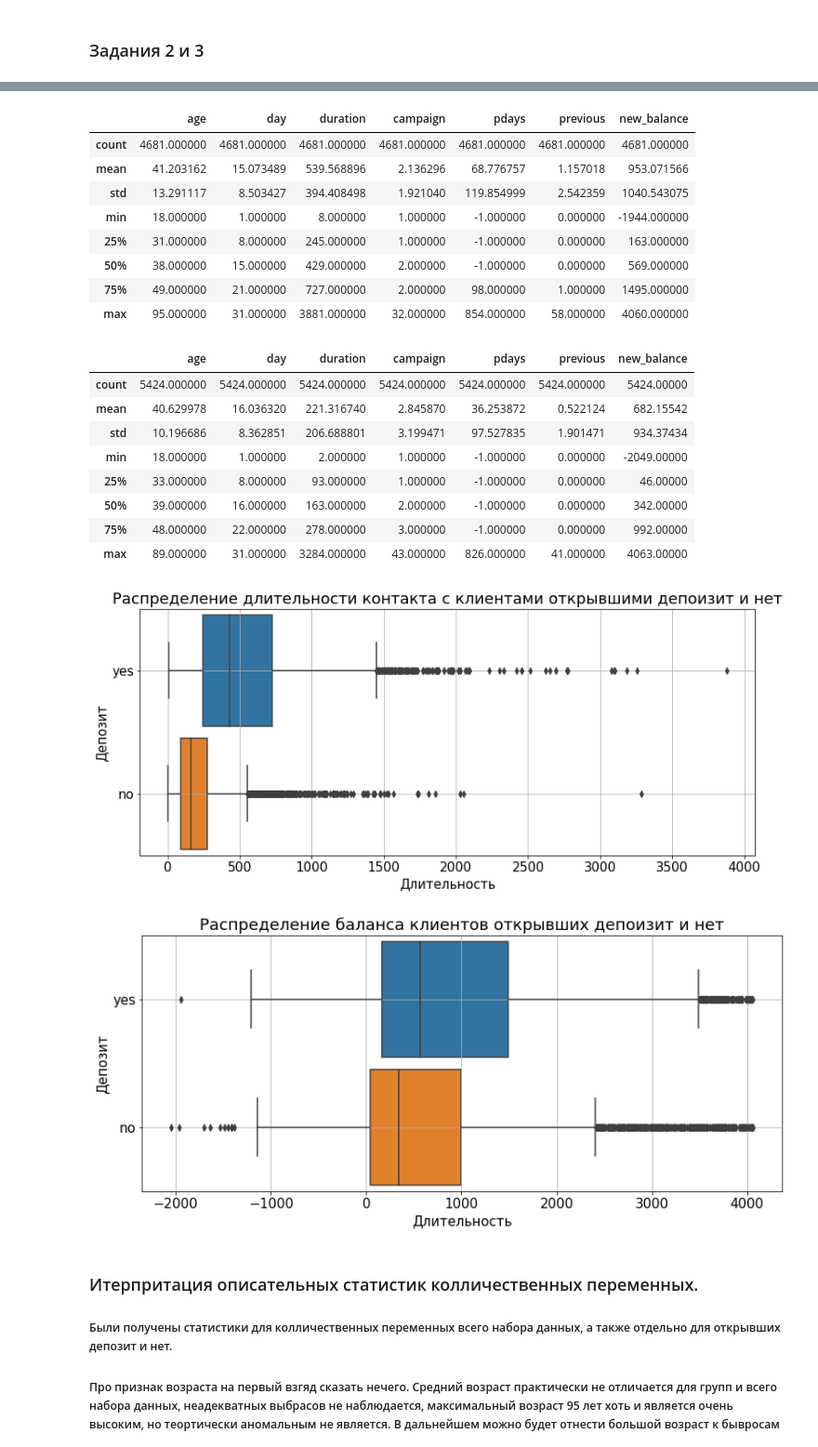
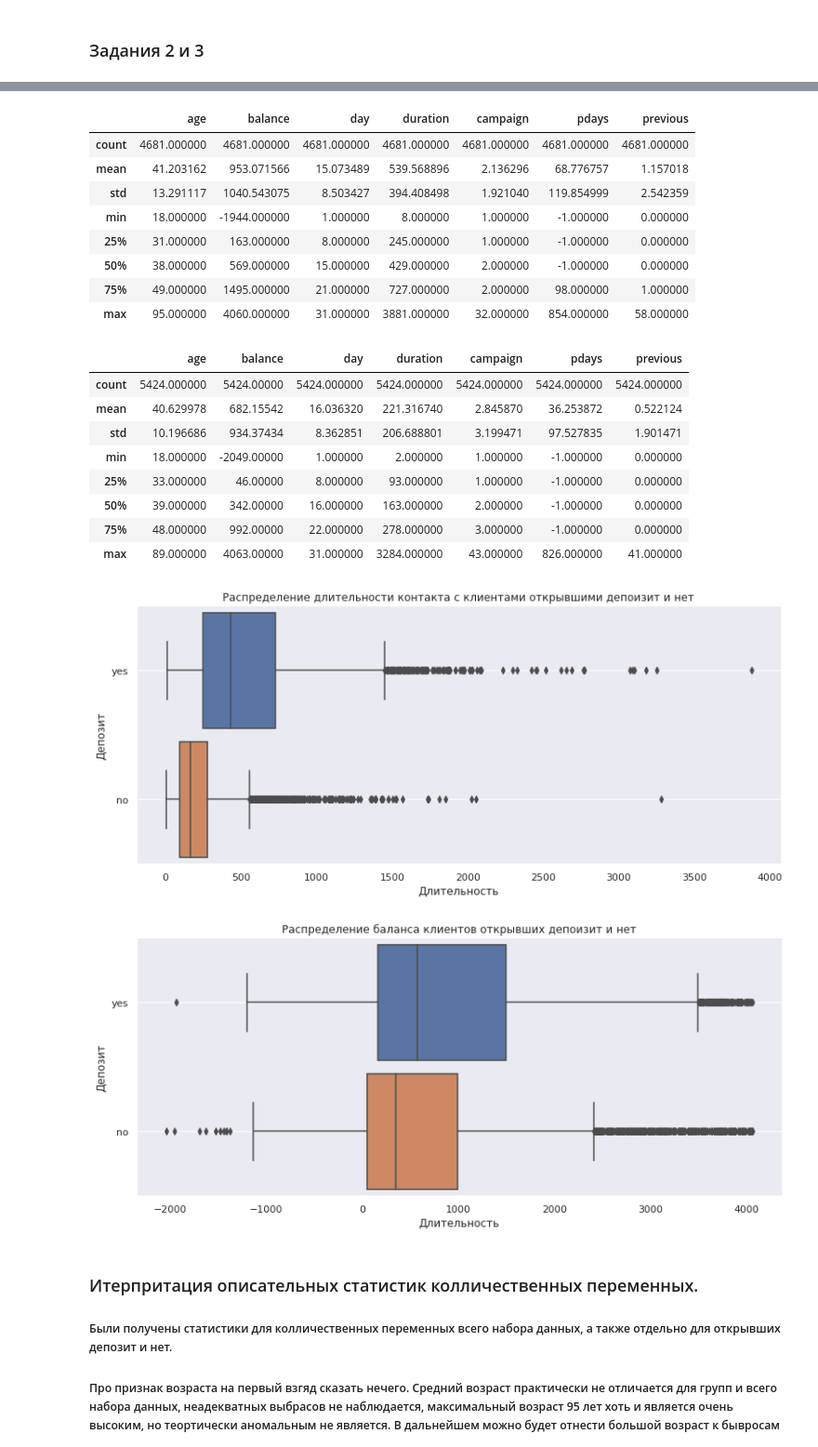
Before and after one commit to PiVania/Pis_Git, a Jupyter notebook: project4/Project_4_ML.ipynb, the cells around one changed output, grey strips where cells are left out. Shown at 93% size. Drawn from its saved outputs; the diff is of its cells as text; code cells hidden in the pictures.

```diff
--- a/project4/Project_4_ML.ipynb
+++ b/project4/Project_4_ML.ipynb
@@ -44,6 +65,5 @@ type(df['balance'])
 # %%
-df['new_balance'] = df['balance'].apply(lambda x: str(x).replace('$', ''))
-df['new_balance'] = df['new_balance'] .apply(lambda x: str(x).replace(' ', ''))
-df['new_balance'] = df['new_balance'] .apply(lambda x: float(str(x).replace(',00', '')))
-df['new_balance'].mean()
-df = df.drop(columns = "balance")
+df['balance'] = df['balance'].apply(lambda x: str(x).replace('$', ''))
+df['balance'] = df['balance'] .apply(lambda x: str(x).replace(' ', ''))
+df['balance'] = df['balance'] .apply(lambda x: float(str(x).replace(',00', '')))
+df['balance'].mean()
@@ -51,5 +73,5 @@ df = df.drop(columns = "balance")
 ### Задание 4
 # %%
 # обработайте пропуски в признаки balance , заменив их на медианные значения по данному признаку
-df['new_balance'] = df['new_balance'].fillna(df['new_balance'].median())
-df['new_balance'].mean()
+df['balance'] = df['balance'].fillna(df['balance'].median())
+df['balance'].mean()
@@ -93,7 +117,7 @@ def outliers_iqr(data, feature):
     cleaned.reset_index(inplace=True)
     return outliers, cleaned
 
-_,cleaned_df = outliers_iqr(df, 'new_balance')
+_,cleaned_df = outliers_iqr(df, 'balance')
 cleaned_df.shape
 # %% [output]
 (10105, 18)
@@ -140,27 +164,27 @@ cleaned_df.describe()
 
 cleaned_df[cleaned_df['deposit'] == 'yes'].describe()
 # %% [output]
-|  | age | day | duration | campaign | pdays | previous | new_balance |
+|  | age | balance | day | duration | campaign | pdays | previous |
 | count | 4681.000000 | 4681.000000 | 4681.000000 | 4681.000000 | 4681.000000 | 4681.000000 | 4681.000000 |
-| mean | 41.203162 | 15.073489 | 539.568896 | 2.136296 | 68.776757 | 1.157018 | 953.071566 |
-| std | 13.291117 | 8.503427 | 394.408498 | 1.921040 | 119.854999 | 2.542359 | 1040.543075 |
-| min | 18.000000 | 1.000000 | 8.000000 | 1.000000 | -1.000000 | 0.000000 | -1944.000000 |
-| 25% | 31.000000 | 8.000000 | 245.000000 | 1.000000 | -1.000000 | 0.000000 | 163.000000 |
-| 50% | 38.000000 | 15.000000 | 429.000000 | 2.000000 | -1.000000 | 0.000000 | 569.000000 |
-| 75% | 49.000000 | 21.000000 | 727.000000 | 2.000000 | 98.000000 | 1.000000 | 1495.000000 |
-| max | 95.000000 | 31.000000 | 3881.000000 | 32.000000 | 854.000000 | 58.000000 | 4060.000000 |
+| mean | 41.203162 | 953.071566 | 15.073489 | 539.568896 | 2.136296 | 68.776757 | 1.157018 |
+| std | 13.291117 | 1040.543075 | 8.503427 | 394.408498 | 1.921040 | 119.854999 | 2.542359 |
+| min | 18.000000 | -1944.000000 | 1.000000 | 8.000000 | 1.000000 | -1.000000 | 0.000000 |
+| 25% | 31.000000 | 163.000000 | 8.000000 | 245.000000 | 1.000000 | -1.000000 | 0.000000 |
+| 50% | 38.000000 | 569.000000 | 15.000000 | 429.000000 | 2.000000 | -1.000000 | 0.000000 |
+| 75% | 49.000000 | 1495.000000 | 21.000000 | 727.000000 | 2.000000 | 98.000000 | 1.000000 |
+| max | 95.000000 | 4060.000000 | 31.000000 | 3881.000000 | 32.000000 | 854.000000 | 58.000000 |
 # %%
 cleaned_df[cleaned_df['deposit'] == 'no'].describe()
 # %% [output]
-|  | age | day | duration | campaign | pdays | previous | new_balance |
-| count | 5424.000000 | 5424.000000 | 5424.000000 | 5424.000000 | 5424.000000 | 5424.000000 | 5424.00000 |
-| mean | 40.629978 | 16.036320 | 221.316740 | 2.845870 | 36.253872 | 0.522124 | 682.15542 |
-| std | 10.196686 | 8.362851 | 206.688801 | 3.199471 | 97.527835 | 1.901471 | 934.37434 |
-| min | 18.000000 | 1.000000 | 2.000000 | 1.000000 | -1.000000 | 0.000000 | -2049.00000 |
-| 25% | 33.000000 | 8.000000 | 93.000000 | 1.000000 | -1.000000 | 0.000000 | 46.00000 |
-| 50% | 39.000000 | 16.000000 | 163.000000 | 2.000000 | -1.000000 | 0.000000 | 342.00000 |
-| 75% | 48.000000 | 22.000000 | 278.000000 | 3.000000 | -1.000000 | 0.000000 | 992.00000 |
-| max | 89.000000 | 31.000000 | 3284.000000 | 43.000000 | 826.000000 | 41.000000 | 4063.00000 |
+|  | age | balance | day | duration | campaign | pdays | previous |
+| count | 5424.000000 | 5424.00000 | 5424.000000 | 5424.000000 | 5424.000000 | 5424.000000 | 5424.000000 |
+| mean | 40.629978 | 682.15542 | 16.036320 | 221.316740 | 2.845870 | 36.253872 | 0.522124 |
+| std | 10.196686 | 934.37434 | 8.362851 | 206.688801 | 3.199471 | 97.527835 | 1.901471 |
+| min | 18.000000 | -2049.00000 | 1.000000 | 2.000000 | 1.000000 | -1.000000 | 0.000000 |
+| 25% | 33.000000 | 46.00000 | 8.000000 | 93.000000 | 1.000000 | -1.000000 | 0.000000 |
+| 50% | 39.000000 | 342.00000 | 16.000000 | 163.000000 | 2.000000 | -1.000000 | 0.000000 |
+| 75% | 48.000000 | 992.00000 | 22.000000 | 278.000000 | 3.000000 | -1.000000 | 0.000000 |
+| max | 89.000000 | 4063.00000 | 31.000000 | 3284.000000 | 43.000000 | 826.000000 | 41.000000 |
 # %%
 fig = plt.figure(figsize=(10, 4))
 axes = fig.add_axes([0, 0, 1, 1])
@@ -176,23 +200,23 @@ boxplot.set_xlabel('Длительность');
 boxplot.set_ylabel('Депозит');
 boxplot.grid()
 # %% [output]
-[figure, old version]
+[figure, new version]
 # %%
 fig = plt.figure(figsize=(10, 4))
 axes = fig.add_axes([0, 0, 1, 1])
 boxplot = sns.boxplot(
     data=cleaned_df,
     y='deposit',
-    x='new_balance',
+    x='balance',
     orient='h',
     width=0.9
 )
 boxplot.set_title('Распределение баланса клиентов открывших депоизит и нет');
 boxplot.set_xlabel('Длительность');
 boxplot.set_ylabel('Депозит');
 boxplot.grid()
 # %% [output]
-[figure, old version]
+[figure, new version]
 # %% [markdown]
 ### Итерпритация описательных статистик колличественных переменных.
 ##### Были получены статистики для колличественных переменных всего набора данных, а также отдельно для открывших депозит и нет.
```
Also changed, not shown: parts of 71 cells of this notebook.
